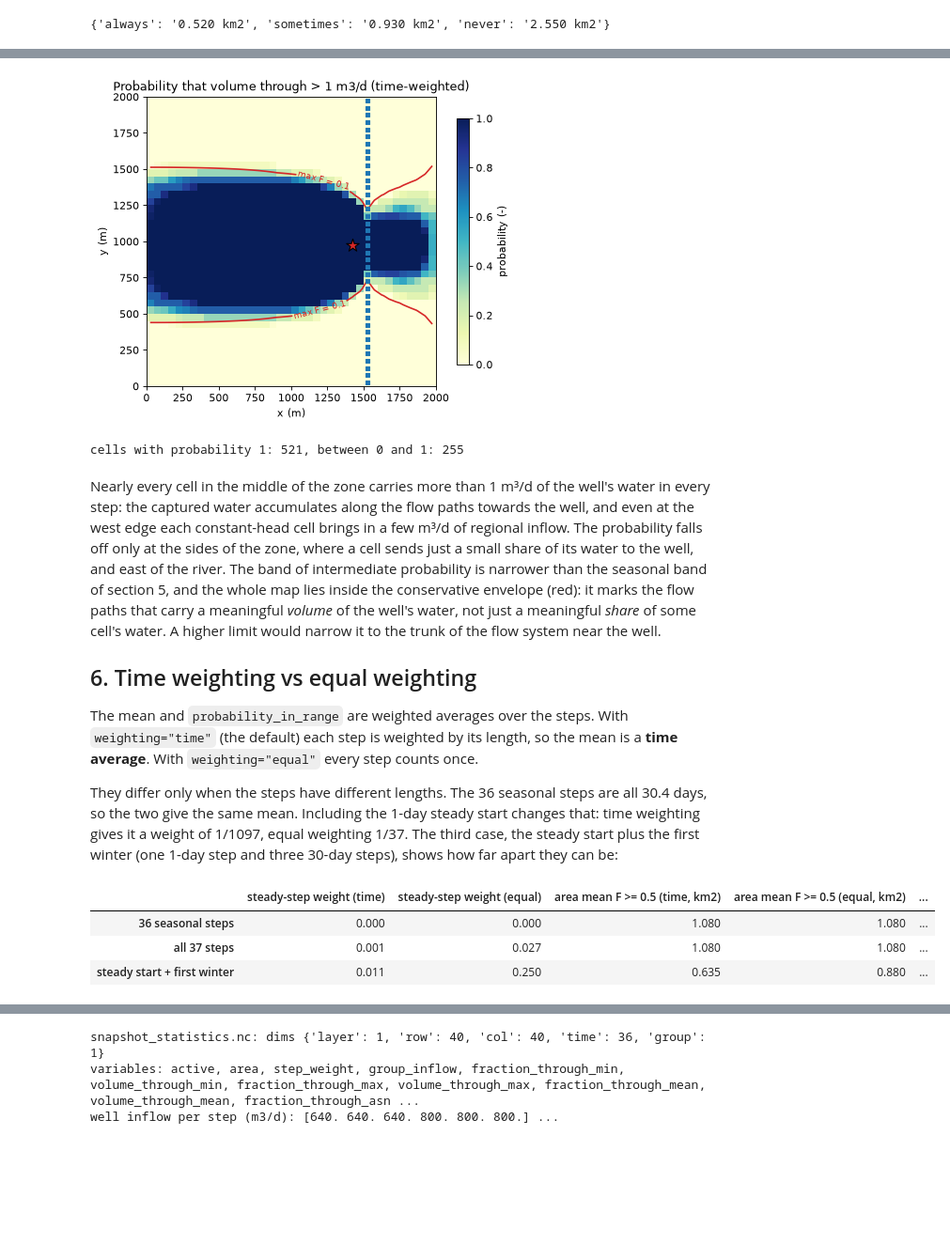
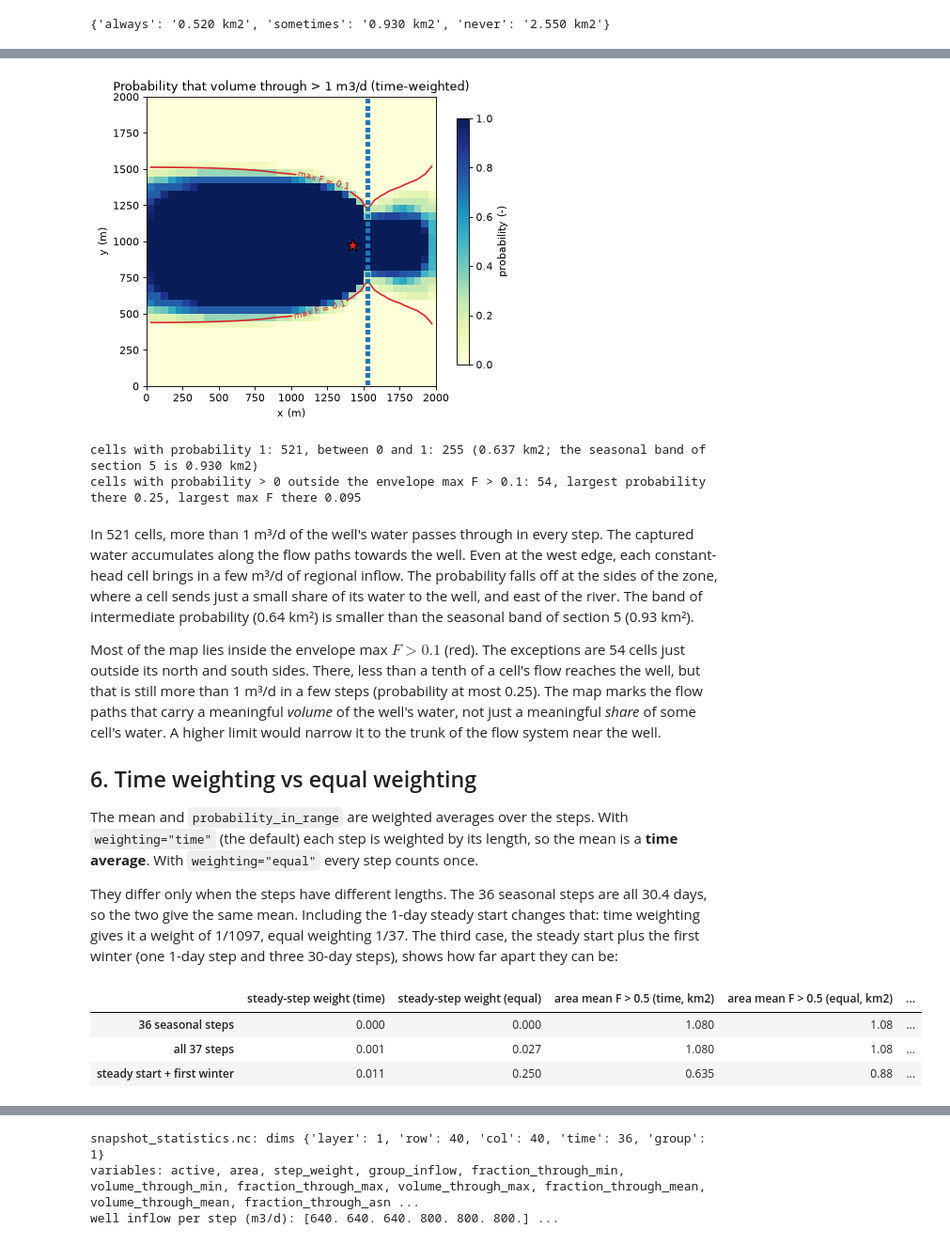
Before and after one commit to rhugman/gw-source, a Jupyter notebook: tutorials/05_transient_snapshots/05_transient_snapshots.ipynb, the cells around one changed output, grey strips where cells are left out. Shown at 94% size. Drawn from its saved outputs; the diff is of its cells as text; code cells hidden in the pictures; blank space fills up the shorter version.

```diff
--- a/tutorials/05_transient_snapshots/05_transient_snapshots.ipynb
+++ b/tutorials/05_transient_snapshots/05_transient_snapshots.ipynb
@@ -100,6 +102,8 @@ Tutorial 08 tracks water through storage from step to step and removes both limi
 The middle time step of each season of the last year:
 # %%
 last_year = [(1, kper) for kper in SEASONAL_PERIODS[-4:]]  # middle step of each season
+centres = gs.export.cell_centres(run.grb_file)
+season_rows = {}
 fig, axes = plt.subplots(1, 4, figsize=(18.0, 4.4), layout="constrained")
 for ax, kstpkper in zip(axes, last_year):
     step = reader.read(kstpkper)
@@ -112,7 +116,22 @@ for ax, kstpkper in zip(axes, last_year):
     )
     hbd.add_contours(ax, run.grb_file, step, F, (F_OUTLINE, F_CAPTURE), colors="w", linestyles=["--", "-"])
     hbd.overlay_features(ax, run.grb_file, step, packages=("RIV", "WEL"), legend=False)
+    river_x = centres[hbd.feature_cells(step, "RIV"), 0].min()
+    zone = (F > F_CAPTURE) & (centres[:, 0] < river_x)  # the F > 0.5 zone west of the river
+    season_rows[info["season"][kstpkper[1]]] = {
+        "well (m3/d)": res.destination_inflow[WELL], "max F": F.max(),
+        f"area F > {F_OUTLINE} (km2)": step.area[F > F_OUTLINE].sum() / 1e6,
+        f"area F > {F_CAPTURE} (km2)": step.area[F > F_CAPTURE].sum() / 1e6,
+        "west end x (m)": centres[zone, 0].min(), "north side y (m)": centres[zone, 1].max(),
+        "south side y (m)": centres[zone, 1].min(),
+    }
 fig.colorbar(axes[0].collections[0], ax=axes, shrink=0.85, label="F (-)")
 plt.show()
+season_table = pd.DataFrame(season_rows).T
+display(season_table.round(3).rename_axis("last year"))
+change = season_table.loc["summer"] - season_table.loc["winter"]
+print(f"well cell centre at x = {centres[np.flatnonzero(res.selections[WELL].cells)[0], 0]:.0f} m")
+print(f"summer - winter: west end {change['west end x (m)']:+.0f} m, north side {change['north side y (m)']:+.0f} m, "
+      f"south side {change['south side y (m)']:+.0f} m")
 # %% [output]
 [figure]
@@ -283,12 +327,20 @@ ax = hbd.plot_cells(
 hbd.add_contours(ax, run.grb_file, stats.template, F_max, (F_OUTLINE,), colors="tab:red", fmt="max F = %.1f")
 hbd.overlay_features(ax, run.grb_file, stats.template, packages=("RIV", "WEL"), legend=False)
 plt.show()
-print(f"cells with probability 1: {np.sum(prob == 1.0)}, between 0 and 1: {np.sum((prob > 0) & (prob < 1))}")
+between = (prob > 0) & (prob < 1)
+print(f"cells with probability 1: {np.sum(prob == 1.0)}, between 0 and 1: {between.sum()} "
+      f"({area[between].sum() / 1e6:.3f} km2; the seasonal band of section 5 is {area[asn == 0.5].sum() / 1e6:.3f} km2)")
+outside = (prob > 0) & ~(F_max > F_OUTLINE)
+print(f"cells with probability > 0 outside the envelope max F > {F_OUTLINE}: {outside.sum()}, "
+      f"largest probability there {prob[outside].max():.2f}, largest max F there {F_max[outside].max():.3f}")
 # %% [output]
 [figure]
-cells with probability 1: 521, between 0 and 1: 255
+cells with probability 1: 521, between 0 and 1: 255 (0.637 km2; the seasonal band of section 5 is 0.930 km2)
+cells with probability > 0 outside the envelope max F > 0.1: 54, largest probability there 0.25, largest max F there 0.095
 # %% [markdown]
-Nearly every cell in the middle of the zone carries more than 1 m³/d of the well's water in every step: the captured water accumulates along the flow paths towards the well, and even at the west edge each constant-head cell brings in a few m³/d of regional inflow. The probability falls off only at the sides of the zone, where a cell sends just a small share of its water to the well, and east of the river. The band of intermediate probability is narrower than the seasonal band of section 5, and the whole map lies inside the conservative envelope (red): it marks the flow paths that carry a meaningful *volume* of the well's water, not just a meaningful *share* of some cell's water. A higher limit would narrow it to the trunk of the flow system near the well.
+In 521 cells, more than 1 m³/d of the well's water passes through in every step. The captured water accumulates along the flow paths towards the well. Even at the west edge, each constant-head cell brings in a few m³/d of regional inflow. The probability falls off at the sides of the zone, where a cell sends just a small share of its water to the well, and east of the river. The band of intermediate probability (0.64 km²) is smaller than the seasonal band of section 5 (0.93 km²).
+
+Most of the map lies inside the envelope max $F > 0.1$ (red). The exceptions are 54 cells just outside its north and south sides. There, less than a tenth of a cell's flow reaches the well, but that is still more than 1 m³/d in a few steps (probability at most 0.25). The map marks the flow paths that carry a meaningful *volume* of the well's water, not just a meaningful *share* of some cell's water. A higher limit would narrow it to the trunk of the flow system near the well.
 
 ## 6. Time weighting vs equal weighting
 
@@ -298,25 +350,25 @@ They differ only when the steps have different lengths. The 36 seasonal steps ar
 # %%
 cases = {"36 seasonal steps": SEASONAL_PERIODS, "all 37 steps": "all", "steady start + first winter": [0, 1]}
 rows = {}
 for name, steps in cases.items():
     means, weight_of_steady = {}, {}
     for weighting in ("time", "equal"):
         cfg = gs.TransientConfig(steps=steps, weighting=weighting)
         result = gs.trace_transient(reader, groups, "backward", cfg)
         means[weighting] = result.stats["mean"]["fraction_through"][WELL]
         is_steady = [ks == (0, 0) for ks in result.steps]
         weight_of_steady[weighting] = result.weights[is_steady].sum() / result.weights.sum()
     rows[name] = {
         **{f"steady-step weight ({w})": v for w, v in weight_of_steady.items()},
-        **{f"area mean F >= {F_CAPTURE} ({w}, km2)": area[m >= F_CAPTURE].sum() / 1e6 for w, m in means.items()},
+        **{f"area mean F > {F_CAPTURE} ({w}, km2)": area[m > F_CAPTURE].sum() / 1e6 for w, m in means.items()},
         "max |mean F time - equal|": np.abs(means["time"] - means["equal"]).max(),
     }
-display(pd.DataFrame(rows).T.style.format("{:.3f}"))
+display(pd.DataFrame(rows).T.round(3))
 # %% [output]
-|  | steady-step weight (time) | steady-step weight (equal) | area mean F >= 0.5 (time, km2) | area mean F >= 0.5 (equal, km2) | ... |
-| 36 seasonal steps | 0.000 | 0.000 | 1.080 | 1.080 | ... |
-| all 37 steps | 0.001 | 0.027 | 1.080 | 1.080 | ... |
-| steady start + first winter | 0.011 | 0.250 | 0.635 | 0.880 | ... |
+|  | steady-step weight (time) | steady-step weight (equal) | area mean F > 0.5 (time, km2) | area mean F > 0.5 (equal, km2) | ... |
+| 36 seasonal steps | 0.000 | 0.000 | 1.080 | 1.08 | ... |
+| all 37 steps | 0.001 | 0.027 | 1.080 | 1.08 | ... |
+| steady start + first winter | 0.011 | 0.250 | 0.635 | 0.88 | ... |
 # %% [markdown]
 - With equal step lengths the choice does not matter.
 - Over all 37 steps the 1-day steady step barely matters either way (mean $F$ differs by at most 0.01).
```
Also changed, not shown: parts of 14 cells of this notebook, 1 other file.
